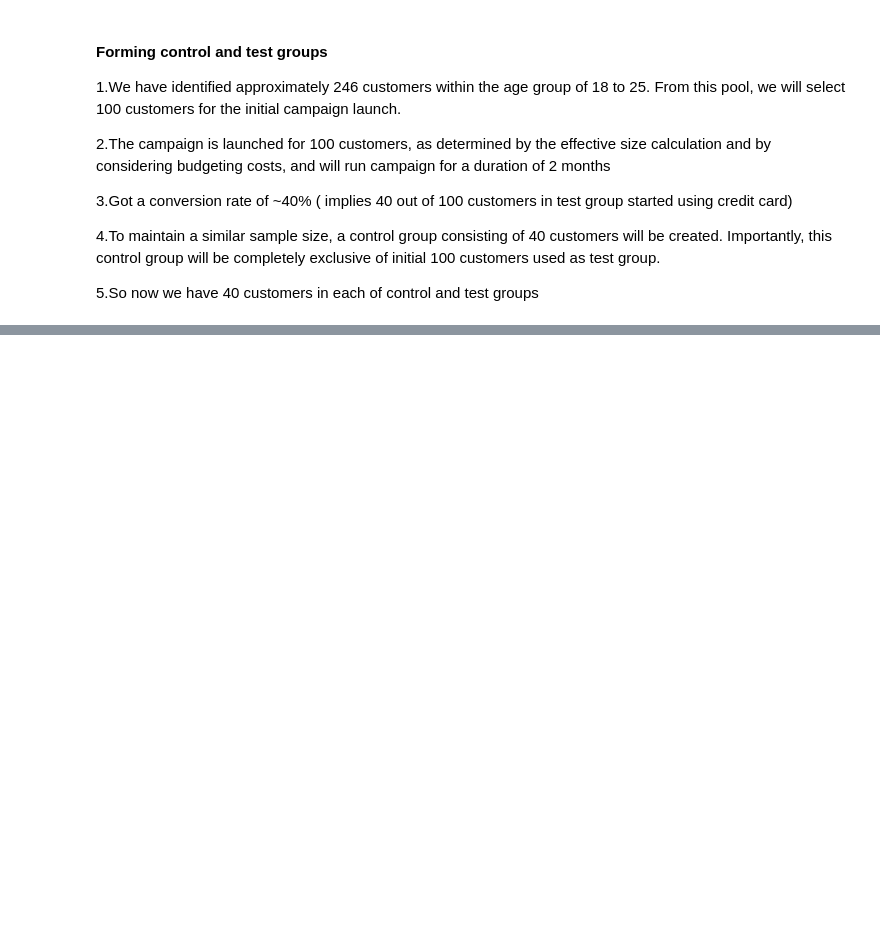
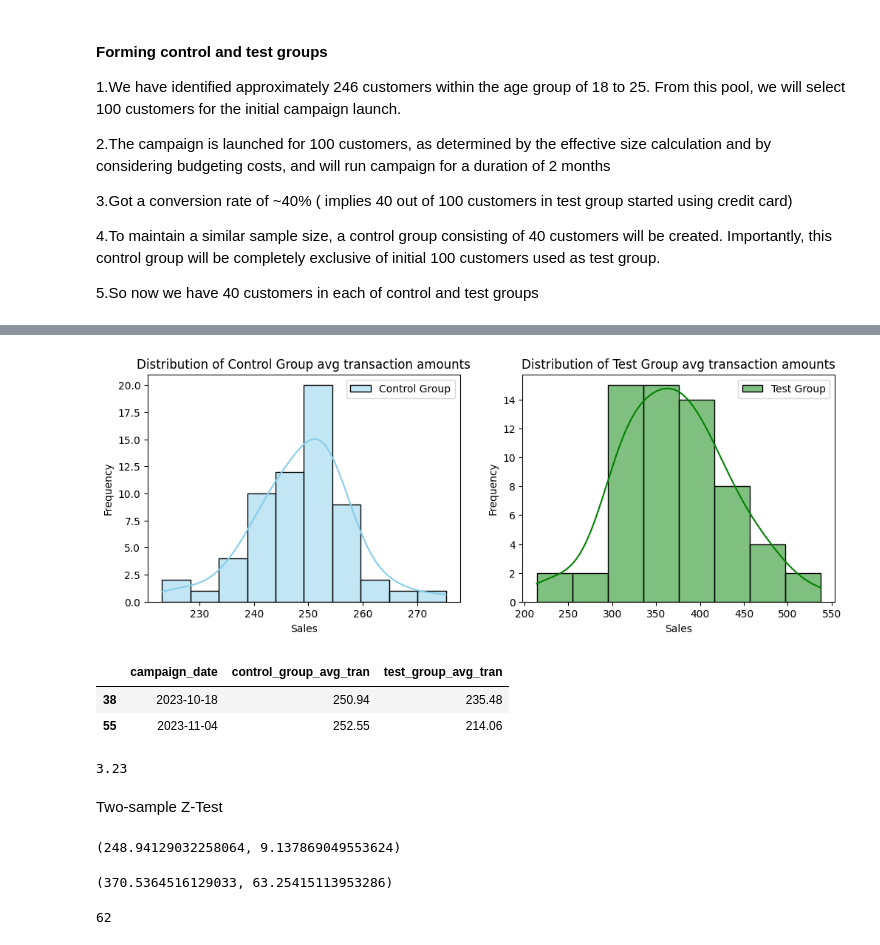
Before and after one commit to HMurawski/credit_card_launch, a Jupyter notebook: main.ipynb, the cells around one changed output, grey strips where cells are left out. Cells and saved outputs as stored; diff of their text form; code cells hidden in the pictures; blank space fills up the shorter version.

```diff
--- a/main.ipynb
+++ b/main.ipynb
@@ -916,2 +916,5 @@ Based on business requirements, the test should be capable of detecting a minimu
 
 ##### The key performance indicator (KPI) for this AB test aims to enhance average transaction amounts facilitated by the new card
+# %%
+df_after_campaign = pd.read_csv("datasets\\avg_transactions_after_campaign.csv")
+df_after_campaign
@@ -917,0 +935,51 @@ Based on business requirements, the test should be capable of detecting a minimu
+# %%
+fig, (ax1, ax2) = plt.subplots(1,2, figsize=(12,4))
+
+#Distribution of Campaign A - Control Group Sales
+sns.histplot(df_after_campaign["control_group_avg_tran"], kde=True, color='skyblue', label='Control Group', ax=ax1)
+ax1.set_xlabel("Sales")
+ax1.set_ylabel("Frequency")
+ax1.set_title("Distribution of Control Group avg transaction amounts")
+ax1.legend()
+
+#Distribution of Campaign B - Test Group Sales
+sns.histplot(df_after_campaign["test_group_avg_tran"], kde=True, color='green', label='Test Group', ax=ax2)
+ax2.set_xlabel("Sales")
+ax2.set_ylabel("Frequency")
+ax2.set_title("Distribution of Test Group avg transaction amounts")
+ax2.legend()
+
+
+plt.show()
+# %% [output]
+[figure, added]
+# %%
+df_after_campaign[df_after_campaign["control_group_avg_tran"] > df_after_campaign["test_group_avg_tran"]]
+# %% [output]
+|  | campaign_date | control_group_avg_tran | test_group_avg_tran |
+| 38 | 2023-10-18 | 250.94 | 235.48 |
+| 55 | 2023-11-04 | 252.55 | 214.06 |
+# %%
+pct_of_days_higher_control = round(df_after_campaign[df_after_campaign["control_group_avg_tran"] > df_after_campaign["test_group_avg_tran"]].shape[0] / df_after_campaign.shape[0] * 100,2)
+pct_of_days_higher_control
+# %% [output]
+3.23
+# %% [markdown]
+Two-sample Z-Test
+# %%
+control_mean = df_after_campaign["control_group_avg_tran"].mean()
+control_std = df_after_campaign["control_group_avg_tran"].std()
+control_mean, control_std
+# %% [output]
+(248.94129032258064, 9.137869049553624)
+# %%
+test_mean = df_after_campaign["test_group_avg_tran"].mean()
+test_std = df_after_campaign["test_group_avg_tran"].std()
+test_mean, test_std
+# %% [output]
+(370.5364516129033, 63.25415113953286)
+# %%
+sample_size = df_after_campaign.shape[0]
+sample_size
+# %% [output]
+62
```
Also changed, not shown: parts of 15 cells of this notebook.
